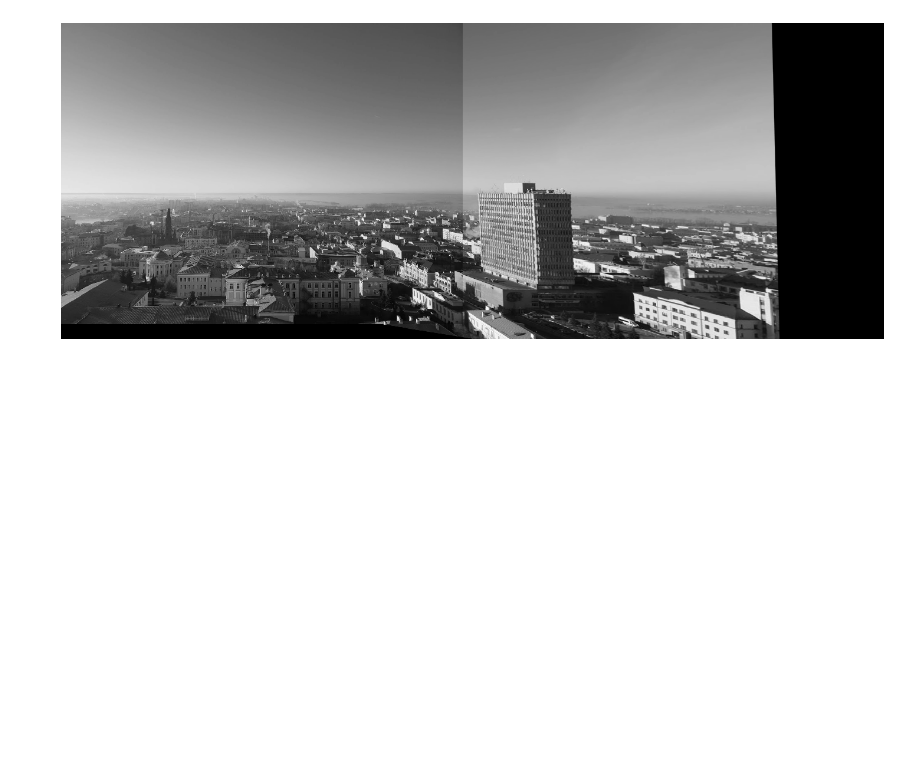
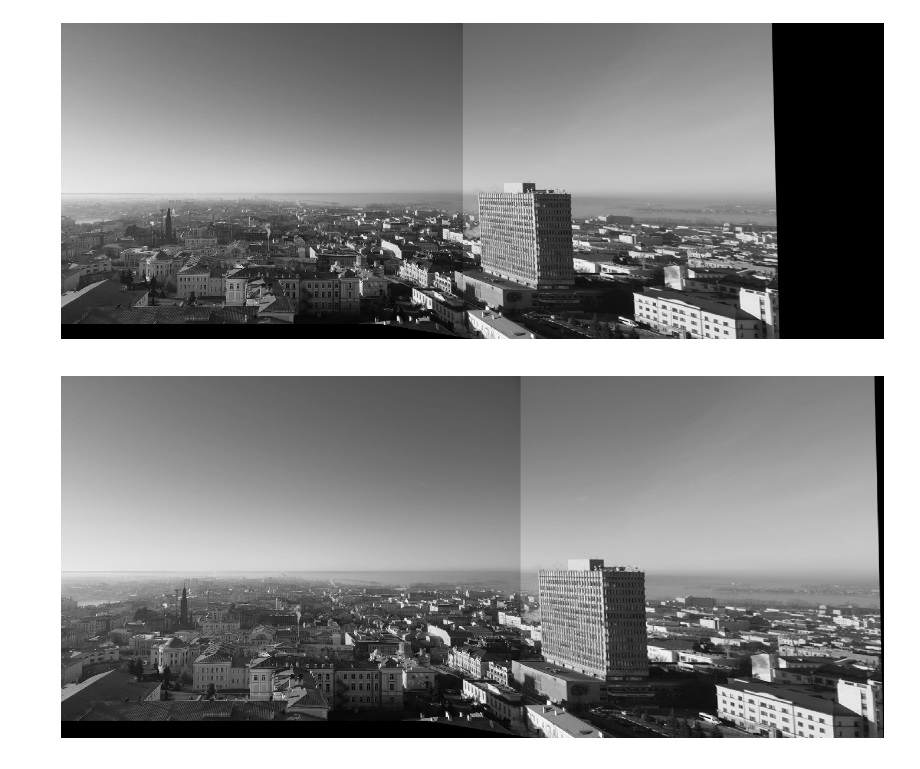
Before and after one commit to ramsafin/computer-vision-courses-2018, a Jupyter notebook: Panorama Stitching/python-demo.ipynb, the cells around one changed output. Saved outputs shown, nothing was run; the diff lists cells and outputs as text; code cells hidden in the pictures; blank space fills up the shorter version.

Commit message:
Remove black pixels from panorama

```diff
--- a/Panorama Stitching/python-demo.ipynb
+++ b/Panorama Stitching/python-demo.ipynb
@@ -153,3 +153,13 @@ plt.figure(figsize=(25, 25))
 axes = plt.imshow(panorama_img, cmap='gray'), plt.axis('off'), plt.show()
 # %% [output]
 [figure]
+# %%
+# https://codereview.stackexchange.com/questions/132914/crop-black-border-of-image-using-numpy/132934
+def crop_image(img,tol=0):
+    mask = img>tol
+    return img[np.ix_(mask.any(1),mask.any(0))]
+
+plt.figure(figsize=(25, 25))
+axes = plt.imshow(crop_image(panorama_img), cmap='gray'), plt.axis('off'), plt.show()
+# %% [output]
+[figure, added]
```
